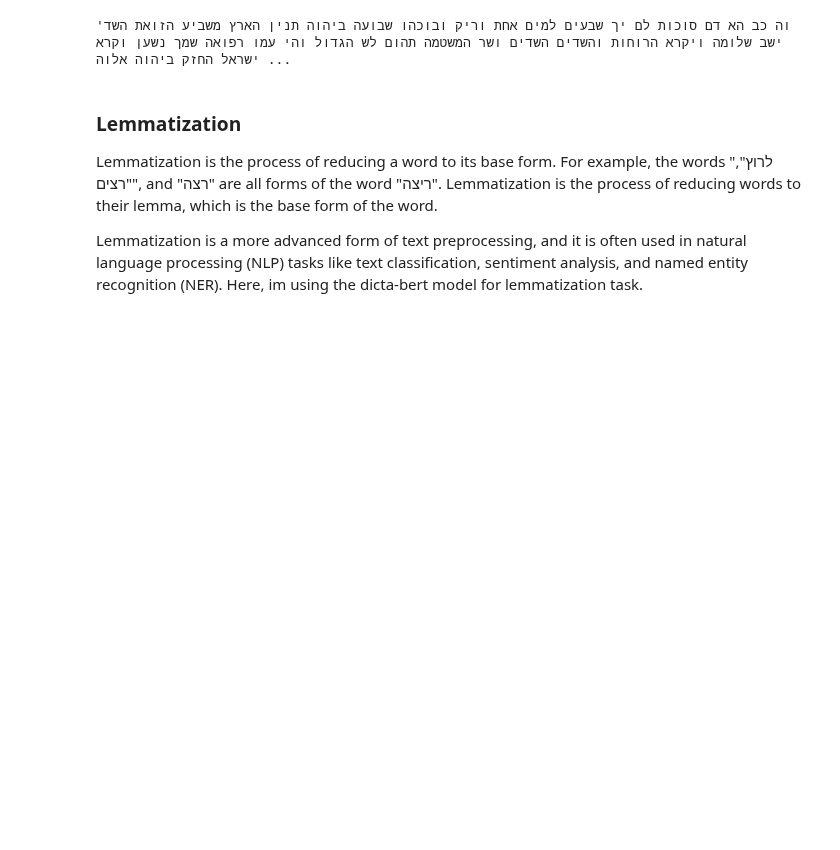
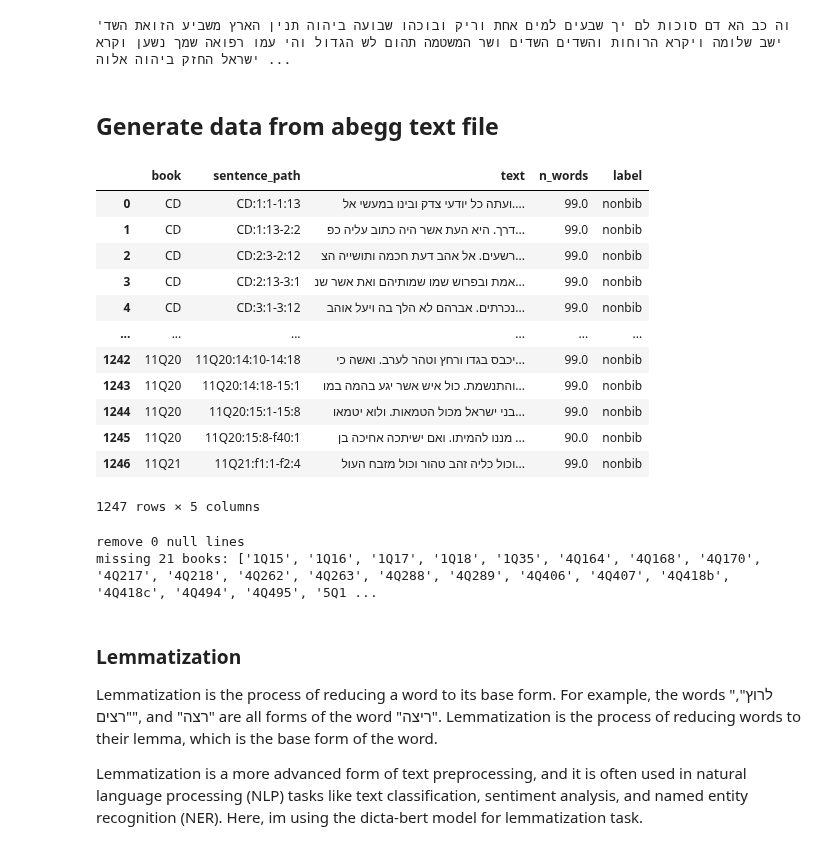
Before and after one commit to yonatanlou/QumranNLP, a Jupyter notebook: notebooks/1.1-ETL.ipynb, the cells around one changed output. Saved outputs shown, nothing was run; the diff lists cells and outputs as text; code cells hidden in the pictures; blank space fills up the shorter version.

Commit message:
added different options for data generation

```diff
--- a/notebooks/1.1-ETL.ipynb
+++ b/notebooks/1.1-ETL.ipynb
@@ -205,3 +217,52 @@ After:
 df_by_book.iloc[0]["processed_text"][:200]
 # %% [output]
 'וה כב הא דם סוכות לם יך שבעים למים אחת וריק ובוכהו שבועה ביהוה תנין הארץ משביע הזואת השד ישב שלומה ויקרא הרוחות והשדים השדים ושר המשטמה תהום לש הגדול והי עמו רפואה שמך נשען וקרא ישראל החזק ביהוה אלוה ...
+# %% [markdown]
+## Generate data from abegg text file
+# %%
+from config import BASE_DIR
+from src.ETL.generate_features import generate_features
+
+text_file = "{BASE_DIR}/data/texts/abegg/dss_{bib_nonbib}.txt"
+yaml_dir = f"{BASE_DIR}/data/yamls"
+
+RERUN = False
+if RERUN:
+    df_origin_text = generate_features(
+        bib_nonbib="nonbib", word_per_sample=100,
+        text_file_path=text_file.format(BASE_DIR=BASE_DIR, bib_nonbib="nonbib"), yaml_dir=yaml_dir
+    )
+    df_origin_text.to_csv(
+        f"{BASE_DIR}/data/starr_features_nonbib_dss_100_words_window.csv", index=False
+    )
+df_origin_text = pd.read_csv(f"{BASE_DIR}/data/starr_features_nonbib_dss_100_words_window.csv")
+df_origin_text.iloc[:, -5:]
+# %% [output]
+|  | book | sentence_path | text | n_words | label |
+| 0 | CD | CD:1:1-1:13 | ועתה כל יודעי צדק ובינו במעשי אל.... | 99.0 | nonbib |
+| 1 | CD | CD:1:13-2:2 | דרך. היא העת אשר היה כתוב עליה כפ... | 99.0 | nonbib |
+| 2 | CD | CD:2:3-2:12 | רשעים. אל אהב דעת חכמה ותושייה הצ... | 99.0 | nonbib |
+| 3 | CD | CD:2:13-3:1 | אמת ובפרוש שמו שמותיהם ואת אשר שנ... | 99.0 | nonbib |
+| 4 | CD | CD:3:1-3:12 | נכרתים. אברהם לא הלך בה ויעל אוהב... | 99.0 | nonbib |
+| ... | ... | ... | ... | ... | ... |
+| 1242 | 11Q20 | 11Q20:14:10-14:18 | יכבס בגדו ורחץ וטהר לערב. ואשה כי... | 99.0 | nonbib |
+| 1243 | 11Q20 | 11Q20:14:18-15:1 | והתנשמת. כול איש אשר יגע בהמה במו... | 99.0 | nonbib |
+| 1244 | 11Q20 | 11Q20:15:1-15:8 | בני ישראל מכול הטמאות. ולוא יטמאו... | 99.0 | nonbib |
+| 1245 | 11Q20 | 11Q20:15:8-f40:1 | מננו להמיתו. ואם ישיתכה אחיכה בן ... | 90.0 | nonbib |
+| 1246 | 11Q21 | 11Q21:f1:1-f2:4 | וכול כליה זהב טהור וכול מזבח העול... | 99.0 | nonbib |
+1247 rows × 5 columns
+# %%
+null_lines = (df_origin_text["text"].isna())
+print(f"remove {(null_lines.sum())} null lines")
+df_origin_text = df_origin_text[~null_lines]
+df_origin_text = add_sectarian_label(df_origin_text)
+df_by_book_origin = convert_df_to_by_book(df_origin_text)
+df_by_book_origin = df_by_book_origin[~df_by_book_origin["book"].isin(NOT_HEB_BOOKS)]  #process only hebrew books
+composition_to_book = generate_composition_to_book()
+df_by_book_by_comp_origin = pd.merge(df_by_book_origin, composition_to_book, on="book", how="inner")
+print(
+    f'missing {df_by_book_by_comp_origin["text"].isna().sum()} books: {df_by_book_by_comp_origin[df_by_book_by_comp_origin["text"].isna()]["book"].to_list()}')
+df_by_book_by_comp_origin = df_by_book_by_comp_origin.dropna(subset="text")
+# %% [output]
+remove 0 null lines
+missing 21 books: ['1Q15', '1Q16', '1Q17', '1Q18', '1Q35', '4Q164', '4Q168', '4Q170', '4Q217', '4Q218', '4Q262', '4Q263', '4Q288', '4Q289', '4Q406', '4Q407', '4Q418b', '4Q418c', '4Q494', '4Q495', '5Q1 ...
```
Also changed, not shown: parts of 8 cells of this notebook.
